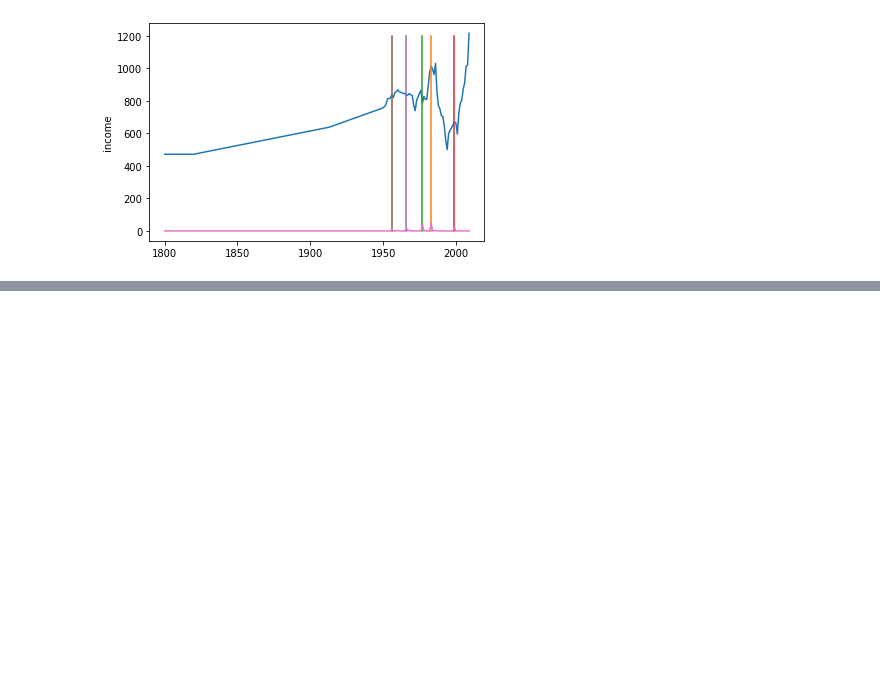
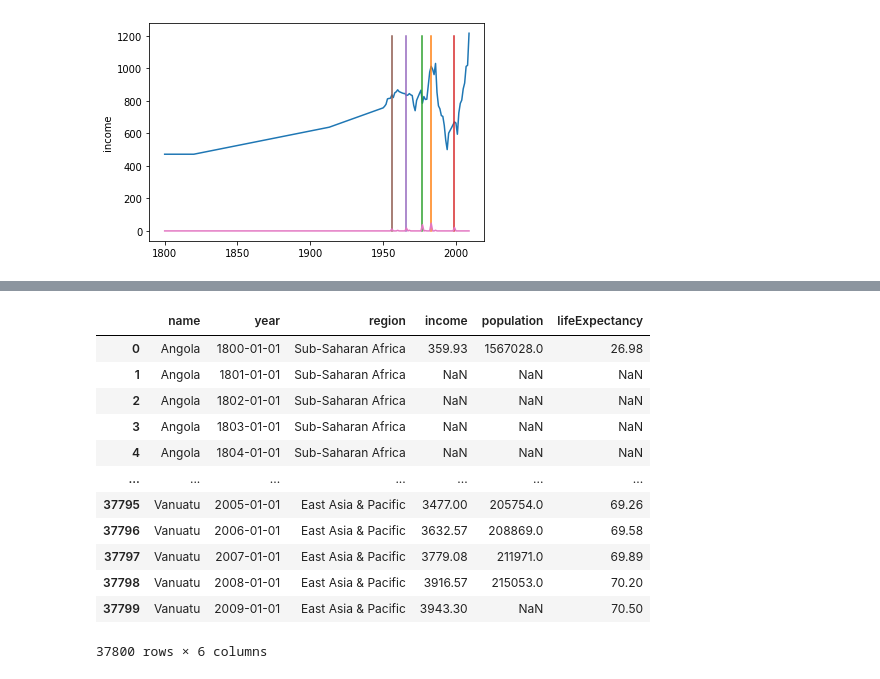
Before and after one commit to tanakaht/interactive_report, a Jupyter notebook: server/illustrate_change.ipynb, the cells around one changed output, grey strips where cells are left out. Saved outputs shown, nothing was run; the diff lists cells and outputs as text; code cells hidden in the pictures; blank space fills up the shorter version.

```diff
--- a/server/illustrate_change.ipynb
+++ b/server/illustrate_change.ipynb
@@ -248,0 +264,16 @@ print("Fracton of values within three SD =", three_sd)
+# %%
+new_nations
+# %% [output]
+|  | name | year | region | income | population | lifeExpectancy |
+| 0 | Angola | 1800-01-01 | Sub-Saharan Africa | 359.93 | 1567028.0 | 26.98 |
+| 1 | Angola | 1801-01-01 | Sub-Saharan Africa | NaN | NaN | NaN |
+| 2 | Angola | 1802-01-01 | Sub-Saharan Africa | NaN | NaN | NaN |
+| 3 | Angola | 1803-01-01 | Sub-Saharan Africa | NaN | NaN | NaN |
+| 4 | Angola | 1804-01-01 | Sub-Saharan Africa | NaN | NaN | NaN |
+| ... | ... | ... | ... | ... | ... | ... |
+| 37795 | Vanuatu | 2005-01-01 | East Asia & Pacific | 3477.00 | 205754.0 | 69.26 |
+| 37796 | Vanuatu | 2006-01-01 | East Asia & Pacific | 3632.57 | 208869.0 | 69.58 |
+| 37797 | Vanuatu | 2007-01-01 | East Asia & Pacific | 3779.08 | 211971.0 | 69.89 |
+| 37798 | Vanuatu | 2008-01-01 | East Asia & Pacific | 3916.57 | 215053.0 | 70.20 |
+| 37799 | Vanuatu | 2009-01-01 | East Asia & Pacific | 3943.30 | NaN | 70.50 |
+37800 rows × 6 columns
```
Also changed, not shown: parts of 26 cells of this notebook, 8 other files.
